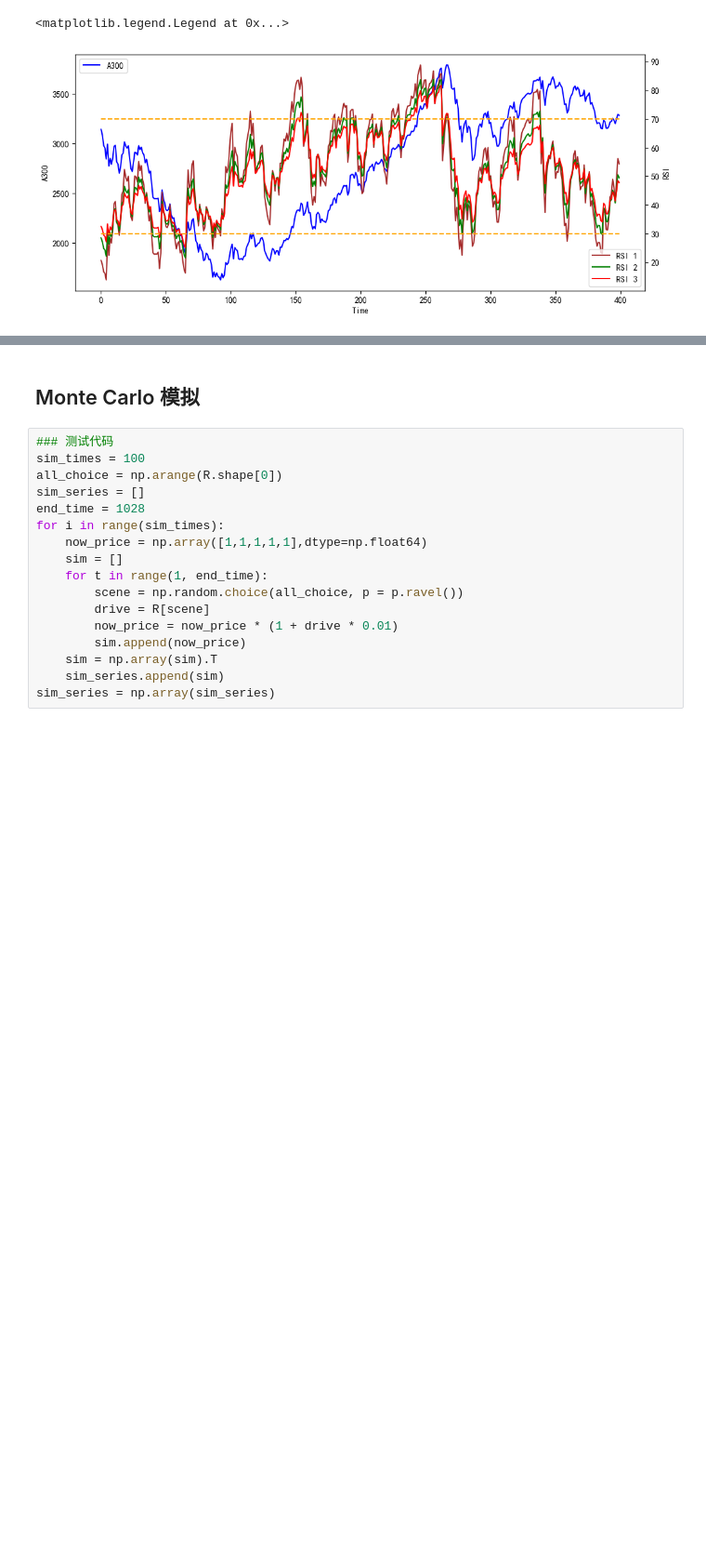
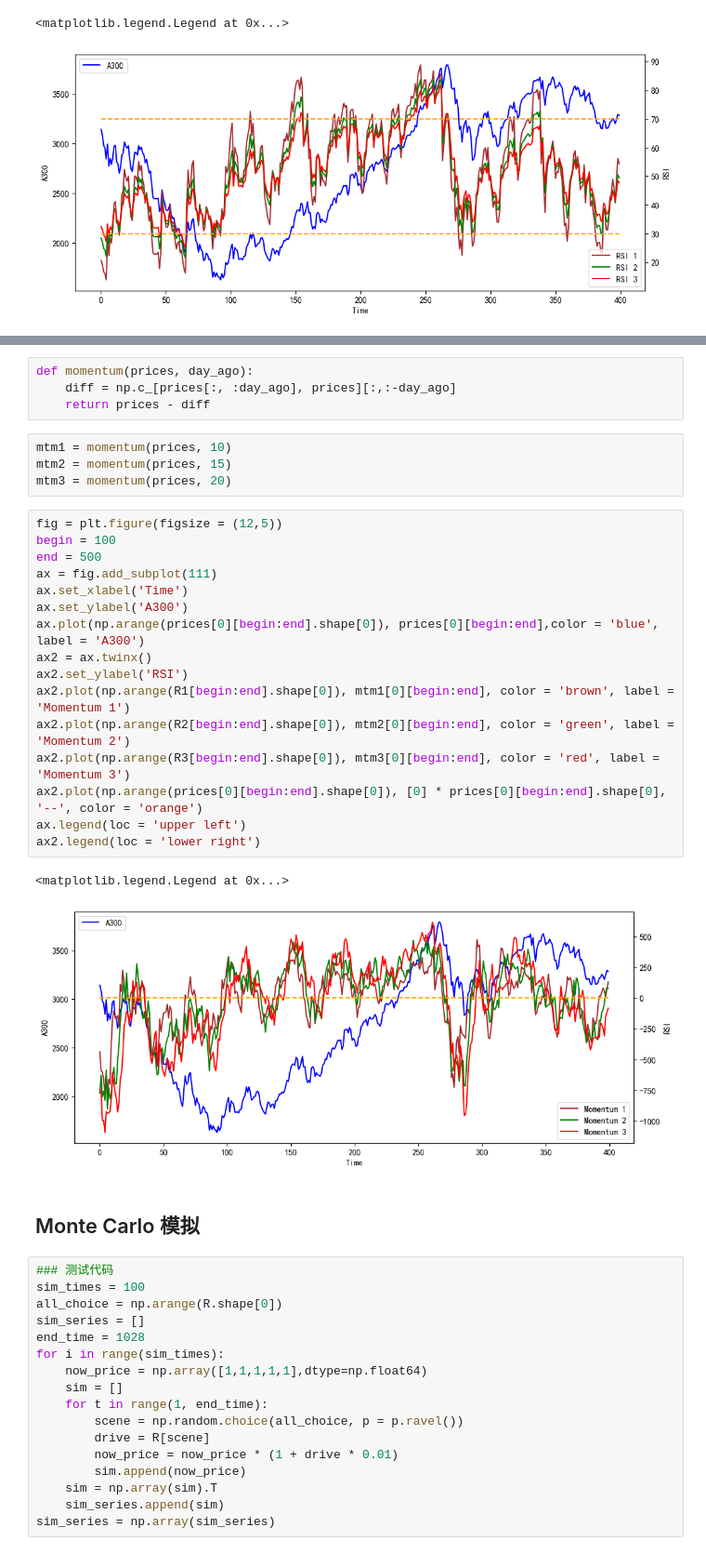
Before and after one commit to dishangti/Entropy-Pooling, a Jupyter notebook: EP.ipynb, the cells around one changed output, grey strips where cells are left out. Shown at 93% size. Drawn from its saved outputs; the diff is of its cells as text; blank space fills up the shorter version.

```diff
--- a/EP.ipynb
+++ b/EP.ipynb
@@ -626,3 +628,30 @@ ax2.legend(loc = 'lower right')
+# %%
+def momentum(prices, day_ago):
+    diff = np.c_[prices[:, :day_ago], prices][:,:-day_ago]
+    return prices - diff
+# %%
+mtm1 = momentum(prices, 10)
+mtm2 = momentum(prices, 15)
+mtm3 = momentum(prices, 20)
+# %%
+fig = plt.figure(figsize = (12,5))
+begin = 100
+end = 500
+ax = fig.add_subplot(111)
+ax.set_xlabel('Time')
+ax.set_ylabel('A300')
+ax.plot(np.arange(prices[0][begin:end].shape[0]), prices[0][begin:end],color = 'blue', label = 'A300')
+ax2 = ax.twinx()
+ax2.set_ylabel('RSI')
+ax2.plot(np.arange(R1[begin:end].shape[0]), mtm1[0][begin:end], color = 'brown', label = 'Momentum 1')
+ax2.plot(np.arange(R2[begin:end].shape[0]), mtm2[0][begin:end], color = 'green', label = 'Momentum 2')
+ax2.plot(np.arange(R3[begin:end].shape[0]), mtm3[0][begin:end], color = 'red', label = 'Momentum 3')
+ax2.plot(np.arange(prices[0][begin:end].shape[0]), [0] * prices[0][begin:end].shape[0], '--', color = 'orange')
+ax.legend(loc = 'upper left')
+ax2.legend(loc = 'lower right')
+# %% [output]
+<matplotlib.legend.Legend at 0x...>
+[figure, added]
 # %% [markdown]
 ## Monte Carlo 模拟
 # %%
```
Also changed, not shown: parts of 11 cells of this notebook, 1 other file.
